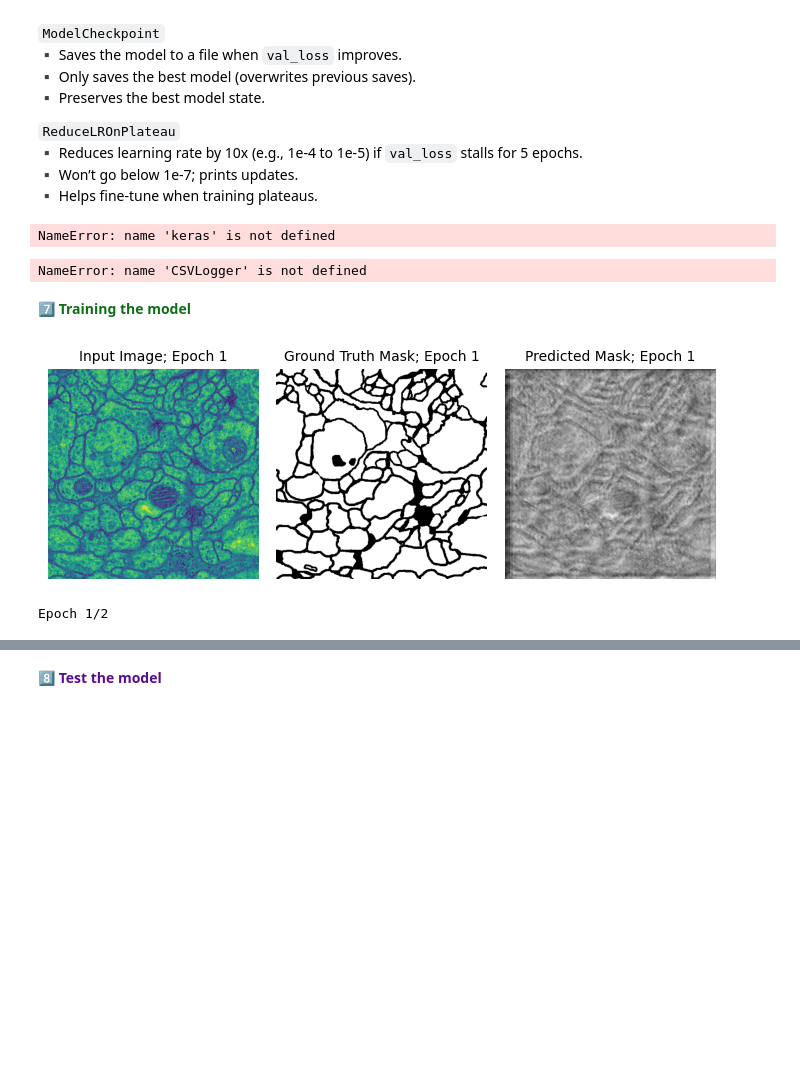
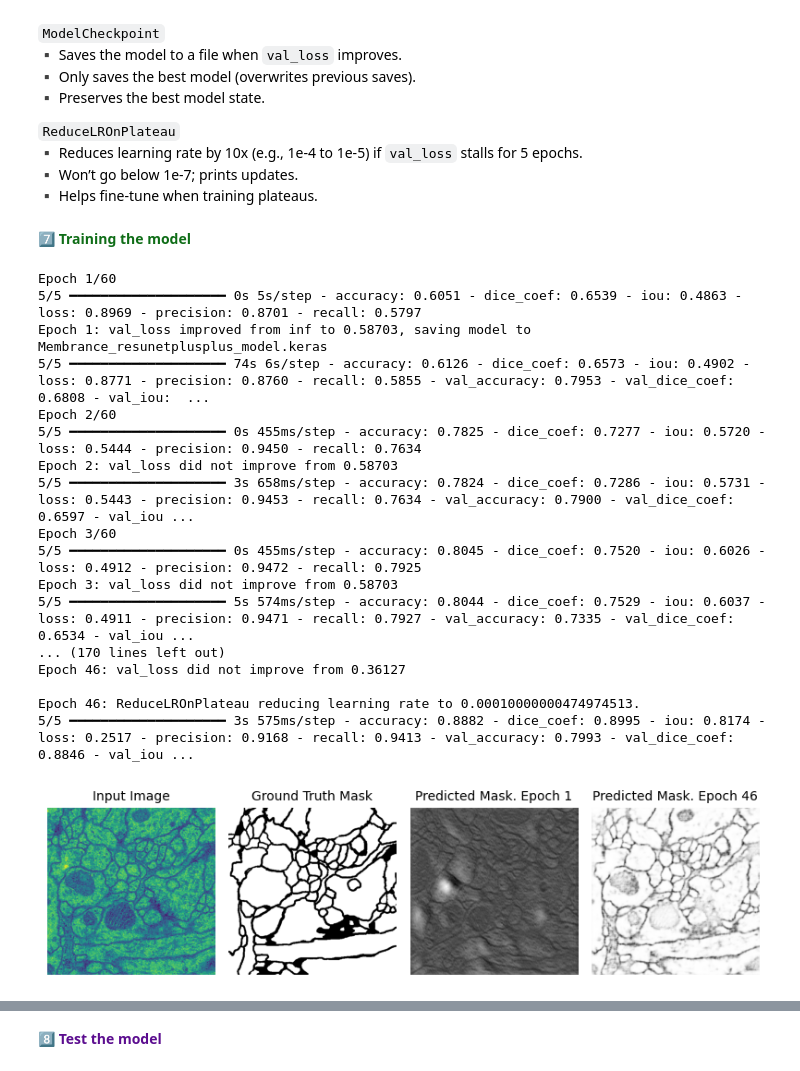
Before and after one commit to RezaSaadatyar/Medical-Image-Processing, a Jupyter notebook: Code/06_resunet++.ipynb, the cells around one changed output, grey strips where cells are left out. Drawn from its saved outputs; the diff is of its cells as text; code cells hidden in the pictures; blank space fills up the shorter version.

```diff
--- a/Code/06_resunet++.ipynb
+++ b/Code/06_resunet++.ipynb
@@ -112,14 +130,14 @@ obj = ImageProcessor()
 
 # Use the `read_images` method of the `ImageProcessor` object to load images from the directory
 # The images are expected to be in "png or tif" format, and they are converted into a NumPy array
-images = obj.read_images(image_path=image_path, format_type=img_format_type, resize=None, normalize=False)
+images = obj.read_images(image_path=image_path, format_type=img_format_type, resize=None, normalize=True)
 # %% [output]
 Image shape: (30, 512, 512, 1)
 # %%
 # ==================================================== Masks ===================================================
 # Use the `mask_read` method of the `ImageProcessor` object to load mask images from the directory
 # The masks are expected to be in "TIF" format, and they are converted into a NumPy array
-masks = obj.read_masks(mask_path=mask_path, format_type=mask_format_type, resize=None, normalize=False, num_classes=2)
+masks = obj.read_masks(mask_path=mask_path, format_type=mask_format_type, resize=None, normalize=True, num_classes=2)
 # %% [output]
 masks.shape = (30, 512, 512, 1)
 Total number of classes in masks: 2
@@ -781,32 +818,30 @@ class ShowImageTrainingProgress(keras.callbacks.Callback):
         # Input Image
         plt.subplot(1, 4, 1)
         plt.imshow(self.images)
-        plt.title("Input Image", fontsize=8)
+        plt.title("Input Image", fontsize=10)
         plt.axis('off')
 
         # Ground Truth Mask
         plt.subplot(1, 4, 2)
         plt.imshow(np.squeeze(self.masks), cmap='gray')
-        plt.title("Ground Truth", fontsize=8)
+        plt.title("Ground Truth Mask", fontsize=10)
         plt.axis('off')
 
         # Predicted Mask at First Epoch
         plt.subplot(1, 4, 3)
         plt.imshow(np.squeeze(self.predictions[0]), cmap='gray')
-        plt.title("Pred. Epoch 1", fontsize=8)
+        plt.title("Predicted Mask. Epoch 1", fontsize=10)
         plt.axis('off')
 
         # Predicted Mask at Last Epoch
         last_epoch = min(self.epochs_trained - 1, max(self.predictions.keys()))
         plt.subplot(1, 4, 4)
         plt.imshow(np.squeeze(self.predictions[last_epoch]), cmap='gray')
-        plt.title(f"Pred. Epoch {last_epoch + 1}", fontsize=8)
+        plt.title(f"Predicted Mask. Epoch {last_epoch + 1}", fontsize=10)
         plt.axis('off')
 
         plt.tight_layout()
         plt.show()
-# %% [output]
-NameError: name 'keras' is not defined
 # %%
 # csv_path = os.path.join("files", "log.csv")
 csv_path = 'training_log_Membrance_resuneplusplus.csv'  # File to log training metrics for UNet model
@@ -835,29 +870,43 @@ callbacks = [
         restore_best_weights=True   # Restore best weights (changed to True for better results)
     )
 ]
-# %% [output]
-NameError: name 'CSVLogger' is not defined
 # %% [markdown]
 <font color=#0f6d17 size="4.5" face="Arial"><b>7️⃣ Training the model</b></font><br/>
 # %%
 # Hyperparameters
-num_epochs = 2
+num_epochs = 60
 history = model.fit(
     train_dataset,
     epochs=num_epochs,
     callbacks=callbacks,
     validation_data=valid_dataset,
     shuffle=False,
     verbose=1,
 )
 
 # Evaluate on test set
 results = model.evaluate(test_dataset, return_dict=True, verbose=1)
 # print(f"Test Dice Coefficient: {results['dice_coef']:.3f}")
 # print(f"Test IoU: {results['iou']:.3f}")
 # print(f"Test Recall: {results['recall']:.3f}")
 # print(f"Test Precision: {results['precision']:.3f}")
 # print(f"Test Loss: {results['loss']:.3f}")
 # %% [output]
+Epoch 1/60
+5/5 ━━━━━━━━━━━━━━━━━━━━ 0s 5s/step - accuracy: 0.6051 - dice_coef: 0.6539 - iou: 0.4863 - loss: 0.8969 - precision: 0.8701 - recall: 0.5797
+Epoch 1: val_loss improved from inf to 0.58703, saving model to Membrance_resunetplusplus_model.keras
+5/5 ━━━━━━━━━━━━━━━━━━━━ 74s 6s/step - accuracy: 0.6126 - dice_coef: 0.6573 - iou: 0.4902 - loss: 0.8771 - precision: 0.8760 - recall: 0.5855 - val_accuracy: 0.7953 - val_dice_coef: 0.6808 - val_iou:  ...
+Epoch 2/60
+5/5 ━━━━━━━━━━━━━━━━━━━━ 0s 455ms/step - accuracy: 0.7825 - dice_coef: 0.7277 - iou: 0.5720 - loss: 0.5444 - precision: 0.9450 - recall: 0.7634
+Epoch 2: val_loss did not improve from 0.58703
+5/5 ━━━━━━━━━━━━━━━━━━━━ 3s 658ms/step - accuracy: 0.7824 - dice_coef: 0.7286 - iou: 0.5731 - loss: 0.5443 - precision: 0.9453 - recall: 0.7634 - val_accuracy: 0.7900 - val_dice_coef: 0.6597 - val_iou ...
+Epoch 3/60
+5/5 ━━━━━━━━━━━━━━━━━━━━ 0s 455ms/step - accuracy: 0.8045 - dice_coef: 0.7520 - iou: 0.6026 - loss: 0.4912 - precision: 0.9472 - recall: 0.7925
+Epoch 3: val_loss did not improve from 0.58703
+5/5 ━━━━━━━━━━━━━━━━━━━━ 5s 574ms/step - accuracy: 0.8044 - dice_coef: 0.7529 - iou: 0.6037 - loss: 0.4911 - precision: 0.9471 - recall: 0.7927 - val_accuracy: 0.7335 - val_dice_coef: 0.6534 - val_iou ...
+... (170 lines left out)
+Epoch 46: val_loss did not improve from 0.36127
+
+Epoch 46: ReduceLROnPlateau reducing learning rate to 0.00010000000474974513.
+5/5 ━━━━━━━━━━━━━━━━━━━━ 3s 575ms/step - accuracy: 0.8882 - dice_coef: 0.8995 - iou: 0.8174 - loss: 0.2517 - precision: 0.9168 - recall: 0.9413 - val_accuracy: 0.7993 - val_dice_coef: 0.8846 - val_iou ...
-[figure, old version]
+[figure, new version]
-Epoch 1/2
```
Also changed, not shown: parts of 12 cells of this notebook.
